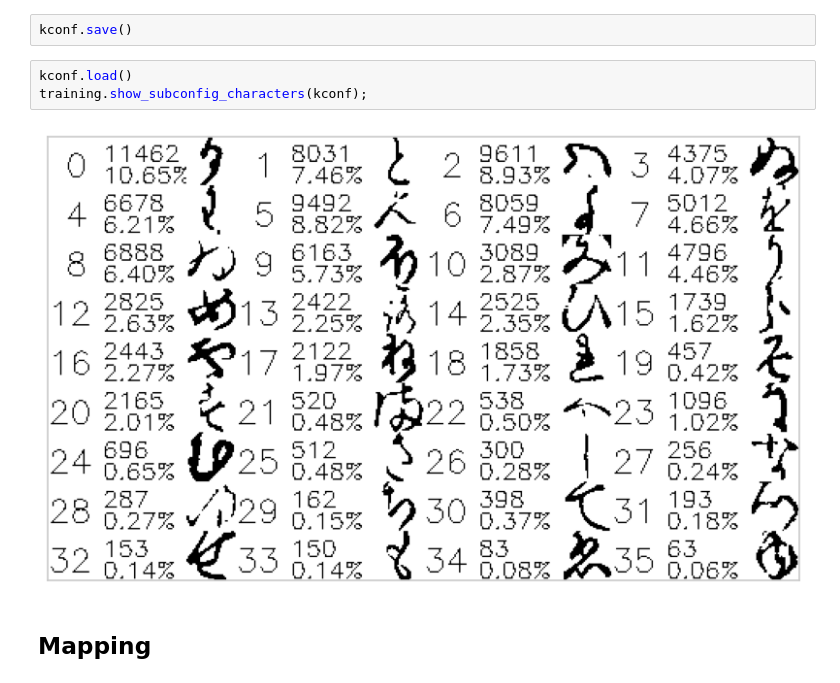
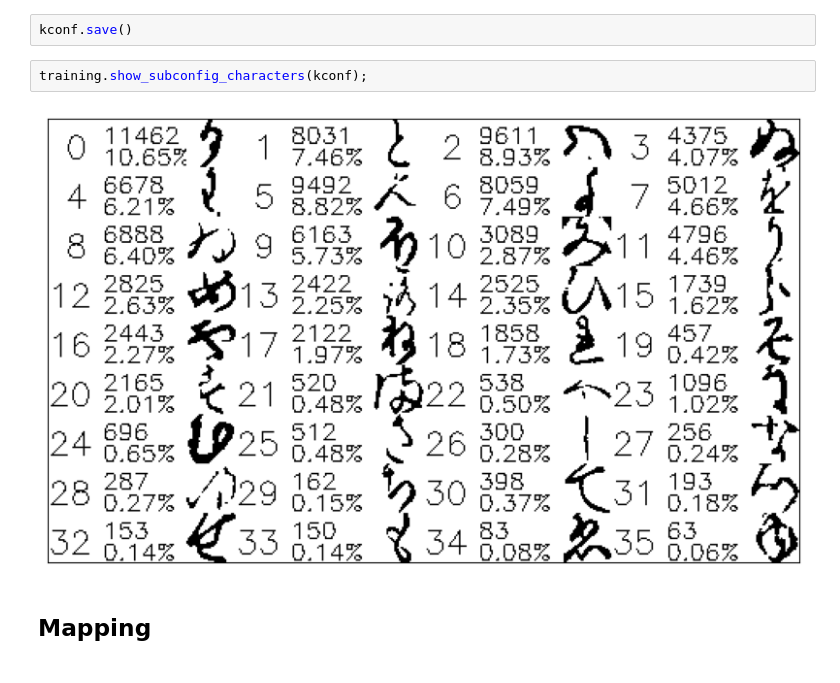
Before and after one commit to klima7/KMNIST-EMNIST-Translator, a Jupyter notebook: training/clean.ipynb, the cells around one changed output. Cells and saved outputs as stored; diff of their text form.

```diff
--- a/training/clean.ipynb
+++ b/training/clean.ipynb
@@ -172,10 +171,9 @@ training.show_characters_representatives(kconf.characters)
 # %%
 kconf.save()
 # %%
-kconf.load()
 training.show_subconfig_characters(kconf);
 # %% [output]
-[figure, old version]
+[figure, new version]
 # %% [markdown]
 ## Mapping
 # %%
```
Also changed, not shown: parts of 12 cells of this notebook, 5 other files.
